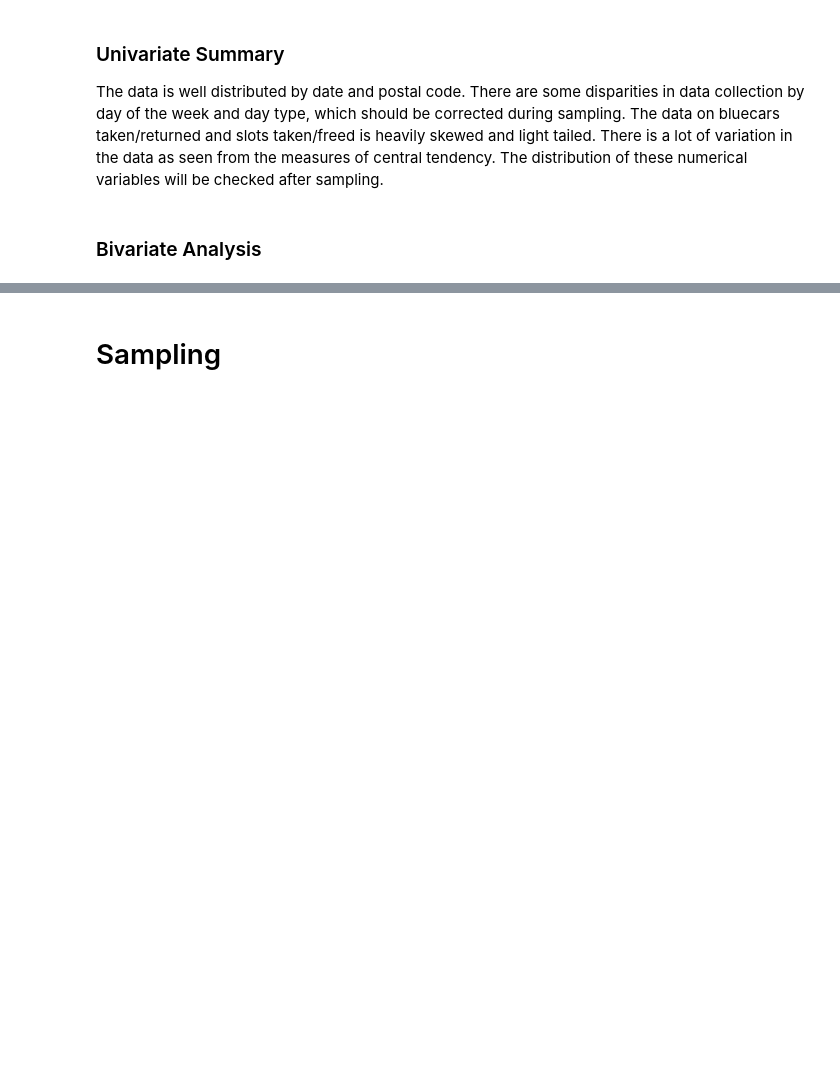
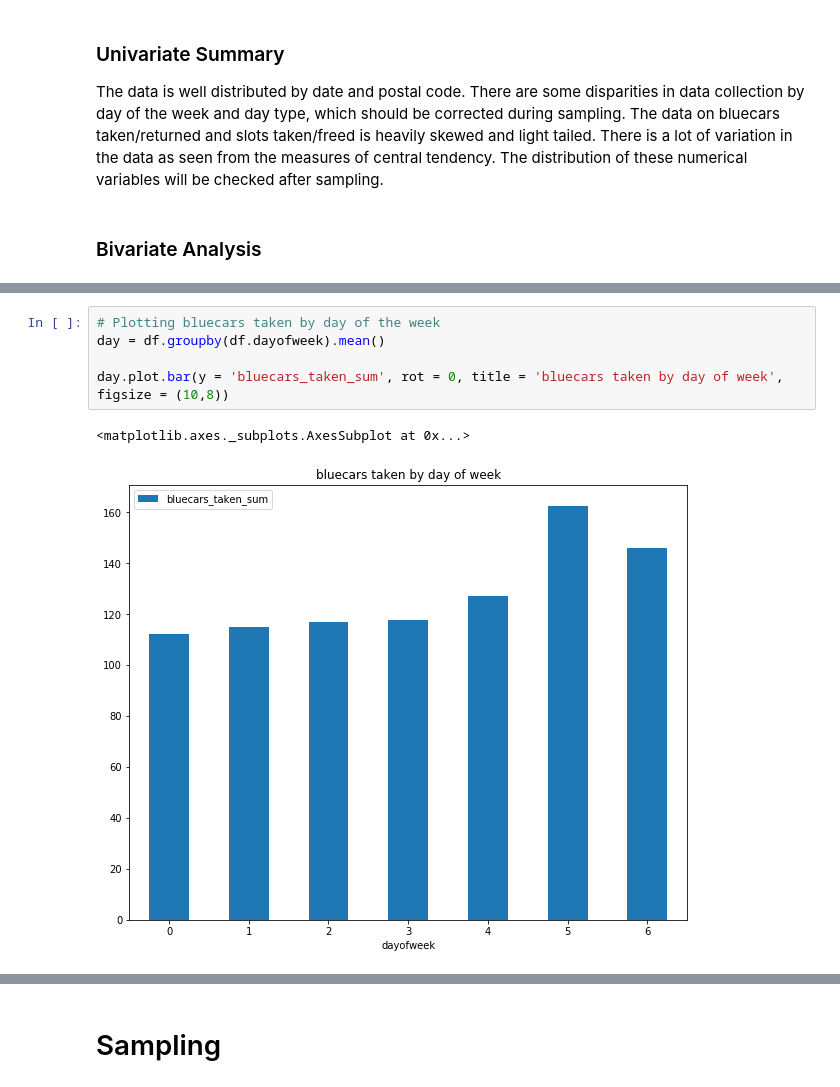
Before and after one commit to mmalinda/DS-Core, a Jupyter notebook: Moringa_Data_Science_Core_W4_Independent_Project_2019_12_MMalinda.ipynb, the cells around one changed output, grey strips where cells are left out. Saved outputs shown, nothing was run; the diff lists cells and outputs as text; blank space fills up the shorter version.

```diff
--- a/Moringa_Data_Science_Core_W4_Independent_Project_2019_12_MMalinda.ipynb
+++ b/Moringa_Data_Science_Core_W4_Independent_Project_2019_12_MMalinda.ipynb
@@ -433,0 +463,8 @@ The data on bluecars taken/returned and slots taken/freed is heavily skewed and
+# %%
+# Plotting bluecars taken by day of the week
+day = df.groupby(df.dayofweek).mean()
+
+day.plot.bar(y = 'bluecars_taken_sum', rot = 0, title = 'bluecars taken by day of week', figsize = (10,8))
+# %% [output]
+<matplotlib.axes._subplots.AxesSubplot at 0x...>
+[figure, added]
```
Also changed, not shown: parts of 26 cells of this notebook.
